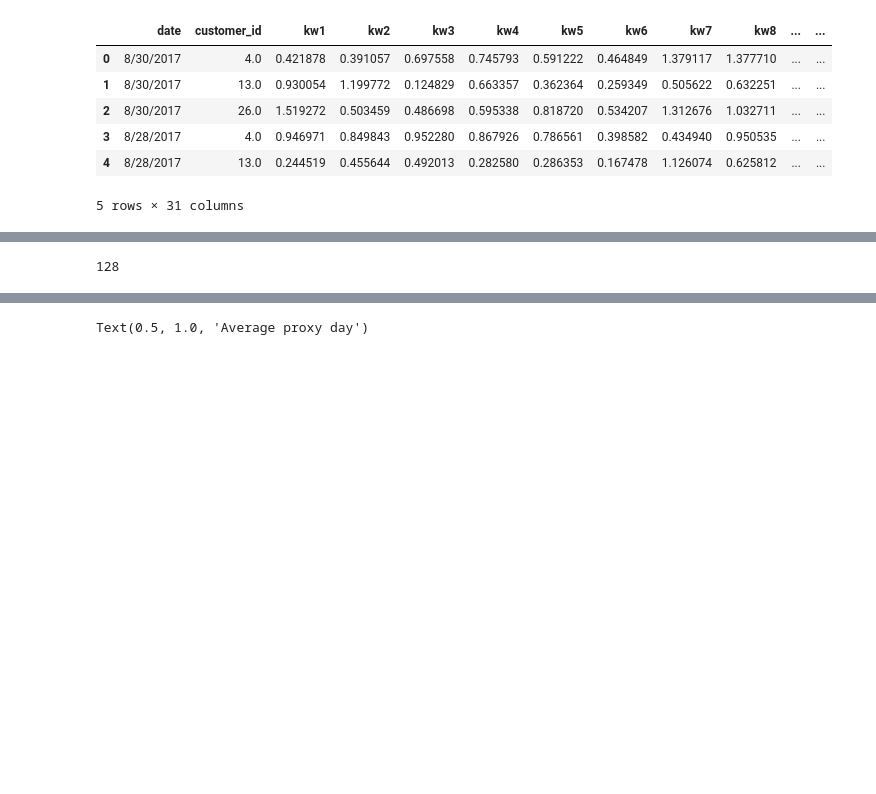
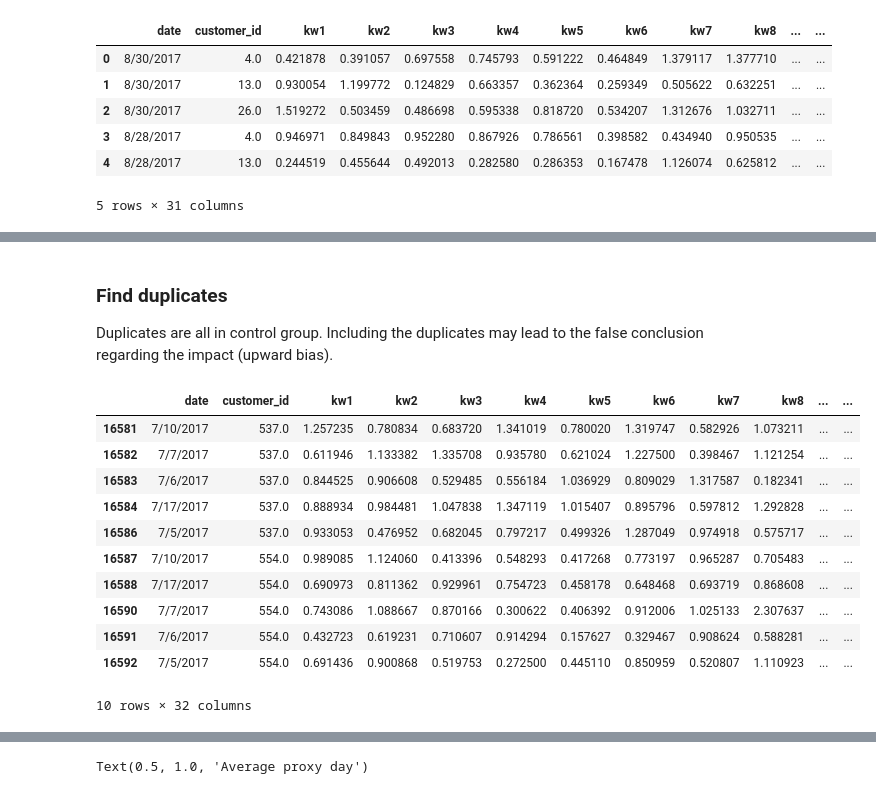
Before and after one commit to MissMathWizz/Python, a Jupyter notebook: impact-evaluation-analysis-sample.ipynb, the cells around one changed output, grey strips where cells are left out. Drawn from its saved outputs; the diff is of its cells as text; code cells hidden in the pictures; blank space fills up the shorter version.

Commit message:
Kaggle Notebook | Impact evaluation analysis sample - panda | Version 16

```diff
--- a/impact-evaluation-analysis-sample.ipynb
+++ b/impact-evaluation-analysis-sample.ipynb
@@ -145,14 +105,21 @@ outlier.describe()
-# %%
-#Remove outliers using Z-score
-df=df[(np.abs(stats.zscore(df[col])) < 3).all(axis=1)]
-#Number of outliers
-print(14618-14490)
-# %% [output]
-128
+# %% [markdown]
+### Find duplicates
+Duplicates are all in control group. Including the duplicates may lead to the false conclusion regarding the impact (upward bias).
 # %%
-#Find duplicates
-#a=df.duplicated()
-#df['duplicate']=a
-#dup=df[df['duplicate']==True]
-#dup
-#duplicates are all in control group
+a=df.duplicated()
+df['duplicate']=a
+dup=df[df['duplicate']==True]
+dup
+# %% [output]
+|  | date | customer_id | kw1 | kw2 | kw3 | kw4 | kw5 | kw6 | kw7 | kw8 | ... | ... |
+| 16581 | 7/10/2017 | 537.0 | 1.257235 | 0.780834 | 0.683720 | 1.341019 | 0.780020 | 1.319747 | 0.582926 | 1.073211 | ... | ... |
+| 16582 | 7/7/2017 | 537.0 | 0.611946 | 1.133382 | 1.335708 | 0.935780 | 0.621024 | 1.227500 | 0.398467 | 1.121254 | ... | ... |
+| 16583 | 7/6/2017 | 537.0 | 0.844525 | 0.906608 | 0.529485 | 0.556184 | 1.036929 | 0.809029 | 1.317587 | 0.182341 | ... | ... |
+| 16584 | 7/17/2017 | 537.0 | 0.888934 | 0.984481 | 1.047838 | 1.347119 | 1.015407 | 0.895796 | 0.597812 | 1.292828 | ... | ... |
+| 16586 | 7/5/2017 | 537.0 | 0.933053 | 0.476952 | 0.682045 | 0.797217 | 0.499326 | 1.287049 | 0.974918 | 0.575717 | ... | ... |
+| 16587 | 7/10/2017 | 554.0 | 0.989085 | 1.124060 | 0.413396 | 0.548293 | 0.417268 | 0.773197 | 0.965287 | 0.705483 | ... | ... |
+| 16588 | 7/17/2017 | 554.0 | 0.690973 | 0.811362 | 0.929961 | 0.754723 | 0.458178 | 0.648468 | 0.693719 | 0.868608 | ... | ... |
+| 16590 | 7/7/2017 | 554.0 | 0.743086 | 1.088667 | 0.870166 | 0.300622 | 0.406392 | 0.912006 | 1.025133 | 2.307637 | ... | ... |
+| 16591 | 7/6/2017 | 554.0 | 0.432723 | 0.619231 | 0.710607 | 0.914294 | 0.157627 | 0.329467 | 0.908624 | 0.588281 | ... | ... |
+| 16592 | 7/5/2017 | 554.0 | 0.691436 | 0.900868 | 0.519753 | 0.272500 | 0.445110 | 0.850959 | 0.520807 | 1.110923 | ... | ... |
+10 rows × 32 columns
```
Also changed, not shown: parts of 24 cells of this notebook.
